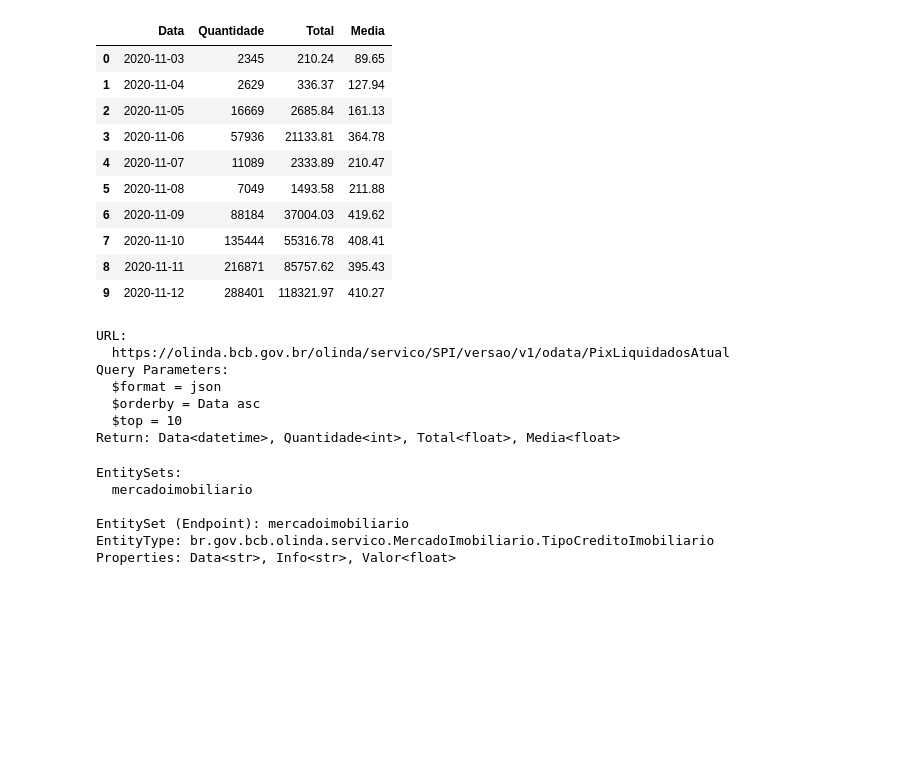
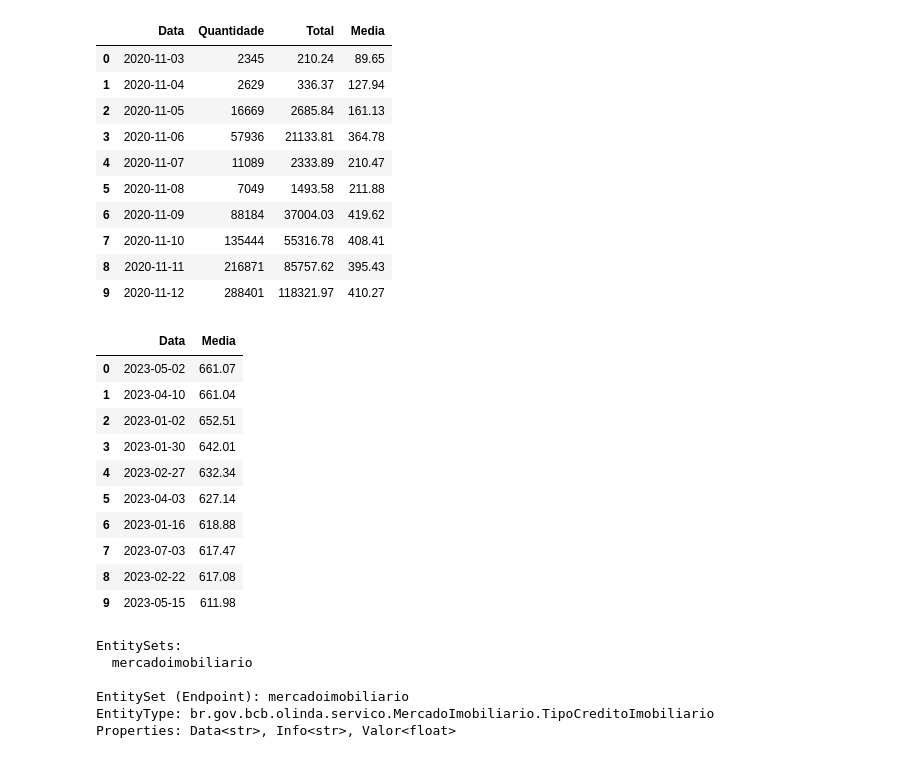
Before and after one commit to wilsonfreitas/python-bcb, a Jupyter notebook: notebooks/odata taxas de juros cheque especial.ipynb, the cells around one changed output. Saved outputs shown, nothing was run; the diff lists cells and outputs as text; code cells hidden in the pictures; blank space fills up the shorter version.

```diff
--- a/notebooks/odata taxas de juros cheque especial.ipynb
+++ b/notebooks/odata taxas de juros cheque especial.ipynb
@@ -429,13 +446,3 @@ ep.get(ep.Data.asc(), limit=10)
 | 7 | 2020-11-10 | 135444 | 55316.78 | 408.41 |
 | 8 | 2020-11-11 | 216871 | 85757.62 | 395.43 |
 | 9 | 2020-11-12 | 288401 | 118321.97 | 410.27 |
-# %%
-ep.query().limit(10).orderby(ep.Data.asc()).show()
-# %% [output]
-URL:
-  https://olinda.bcb.gov.br/olinda/servico/SPI/versao/v1/odata/PixLiquidadosAtual
-Query Parameters:
-  $format = json
-  $orderby = Data asc
-  $top = 10
-Return: Data<datetime>, Quantidade<int>, Total<float>, Media<float>
@@ -442,3 +453,20 @@ Return: Data<datetime>, Quantidade<int>, Total<float>, Media<float>
+# %%
+from datetime import datetime
+
+
+ep.query().select(ep.Data, ep.Media).filter(ep.Data >= datetime(2023, 1, 1)).orderby(ep.Media.desc()).limit(10).collect()
+# %% [output]
+|  | Data | Media |
+| 0 | 2023-05-02 | 661.07 |
+| 1 | 2023-04-10 | 661.04 |
+| 2 | 2023-01-02 | 652.51 |
+| 3 | 2023-01-30 | 642.01 |
+| 4 | 2023-02-27 | 632.34 |
+| 5 | 2023-04-03 | 627.14 |
+| 6 | 2023-01-16 | 618.88 |
+| 7 | 2023-07-03 | 617.47 |
+| 8 | 2023-02-22 | 617.08 |
+| 9 | 2023-05-15 | 611.98 |
 # %%
 from bcb import MercadoImobiliario
 
```
Also changed, not shown: parts of 2 cells of this notebook, 3 other files.
